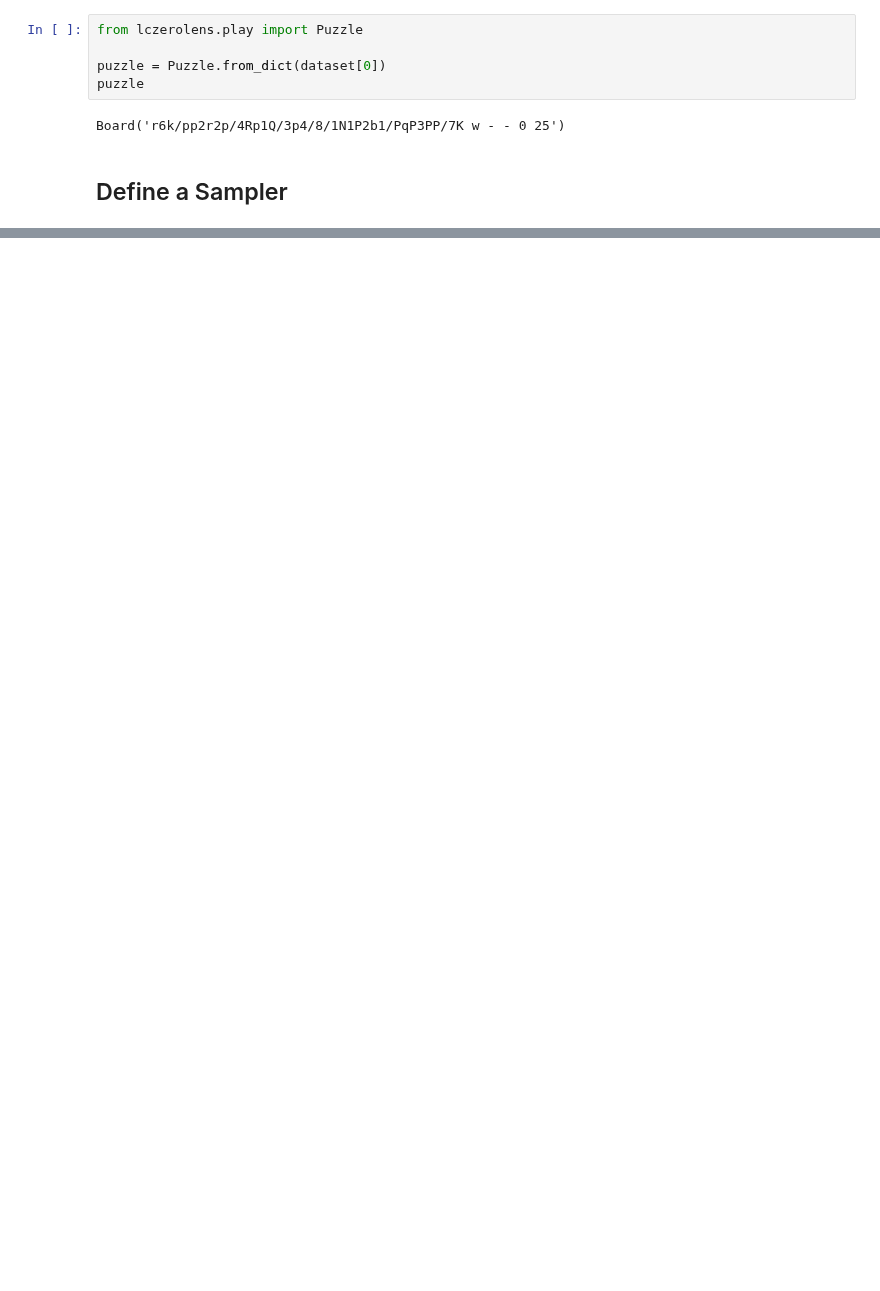
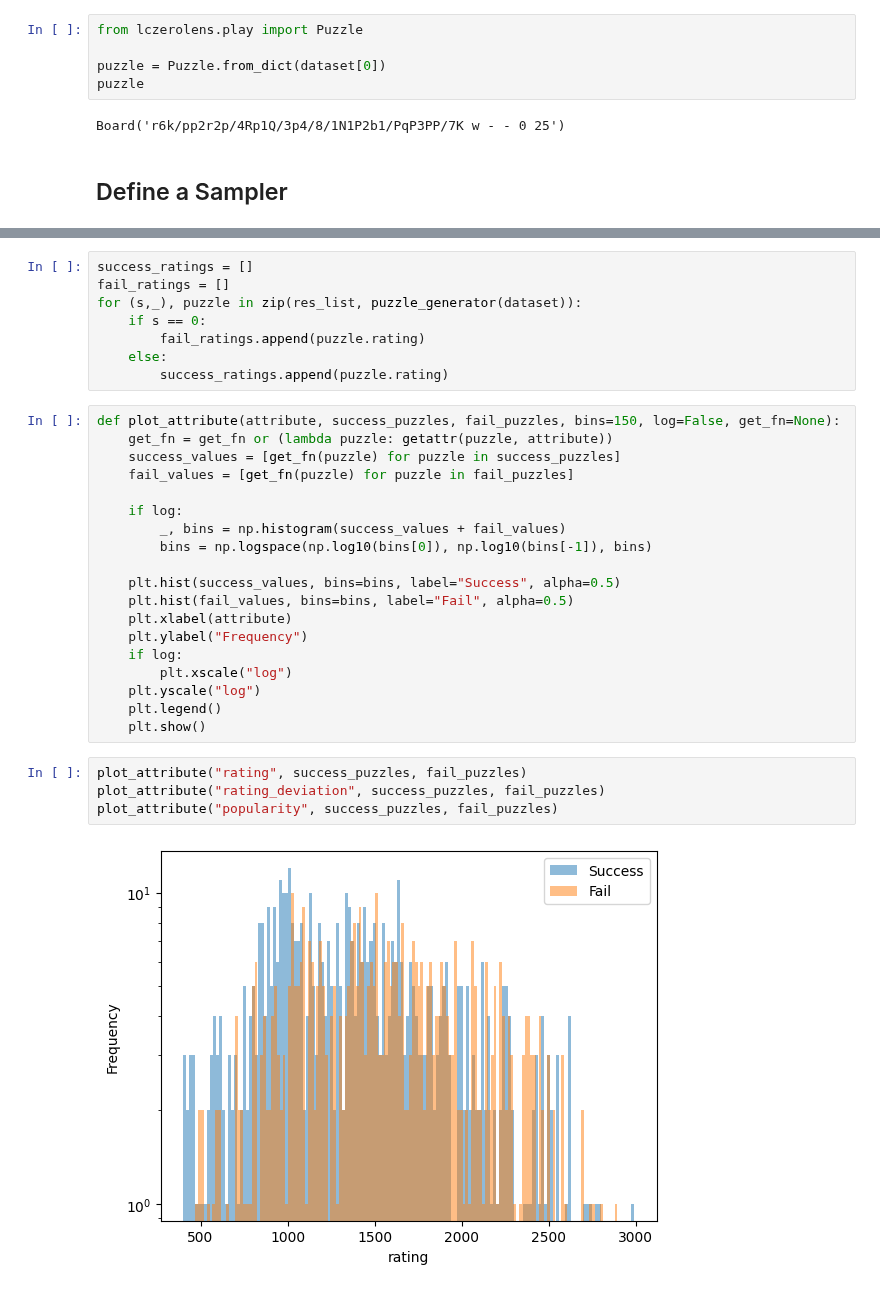
Before and after one commit to Xmaster6y/lczerolens, a Jupyter notebook: docs/source/notebooks/features/evaluate-models-on-puzzles.ipynb, the cells around one changed output, grey strips where cells are left out. Saved outputs shown, nothing was run; the diff lists cells and outputs as text; blank space fills up the shorter version.

```diff
--- a/docs/source/notebooks/features/evaluate-models-on-puzzles.ipynb
+++ b/docs/source/notebooks/features/evaluate-models-on-puzzles.ipynb
@@ -88,0 +143,33 @@ f"Policy: {s_res}, Random: {r_res}"
+# %%
+success_ratings = []
+fail_ratings = []
+for (s,_), puzzle in zip(res_list, puzzle_generator(dataset)):
+    if s == 0:
+        fail_ratings.append(puzzle.rating)
+    else:
+        success_ratings.append(puzzle.rating)
+# %%
+def plot_attribute(attribute, success_puzzles, fail_puzzles, bins=150, log=False, get_fn=None):
+    get_fn = get_fn or (lambda puzzle: getattr(puzzle, attribute))
+    success_values = [get_fn(puzzle) for puzzle in success_puzzles]
+    fail_values = [get_fn(puzzle) for puzzle in fail_puzzles]
+
+    if log:
+        _, bins = np.histogram(success_values + fail_values)
+        bins = np.logspace(np.log10(bins[0]), np.log10(bins[-1]), bins)
+
+    plt.hist(success_values, bins=bins, label="Success", alpha=0.5)
+    plt.hist(fail_values, bins=bins, label="Fail", alpha=0.5)
+    plt.xlabel(attribute)
+    plt.ylabel("Frequency")
+    if log:
+        plt.xscale("log")
+    plt.yscale("log")
+    plt.legend()
+    plt.show()
+# %%
+plot_attribute("rating", success_puzzles, fail_puzzles)
+plot_attribute("rating_deviation", success_puzzles, fail_puzzles)
+plot_attribute("popularity", success_puzzles, fail_puzzles)
+# %% [output]
+[figure, added]
```
Also changed, not shown: parts of 13 cells of this notebook.
